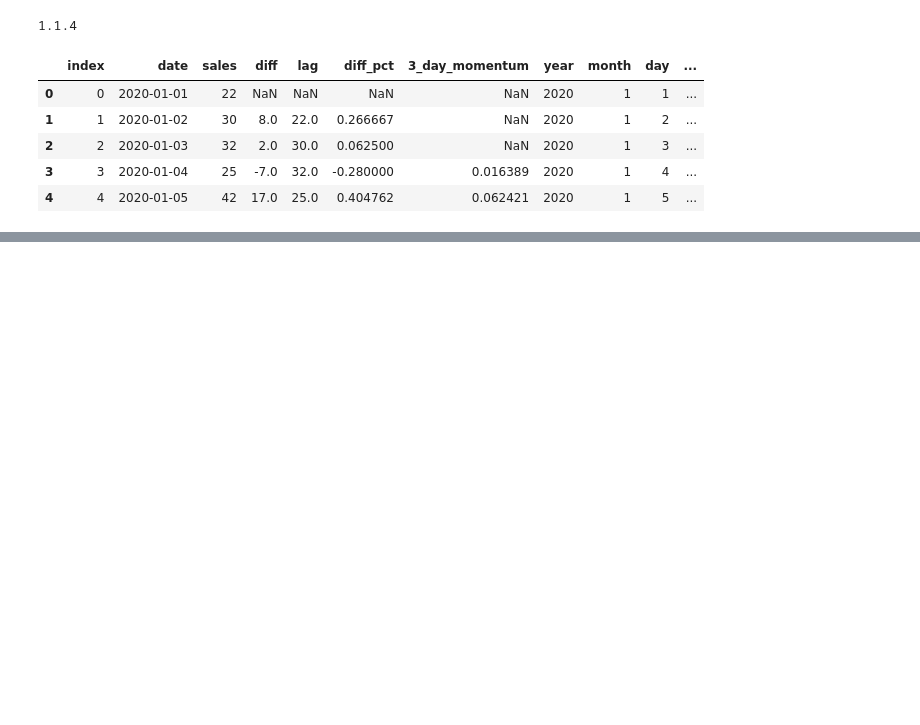
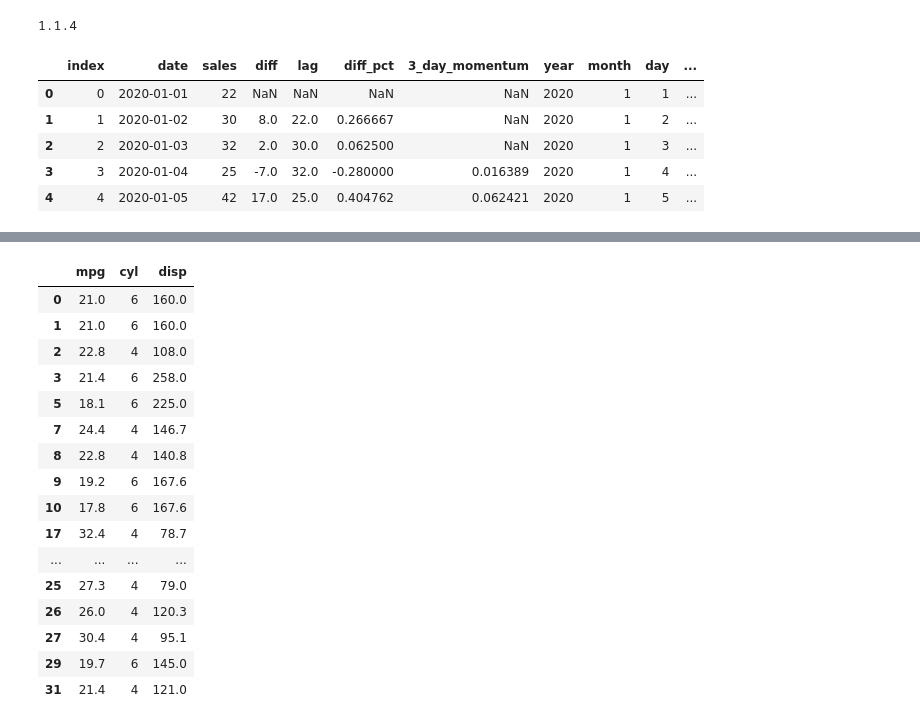
Before and after one commit to brennap3/sqlpythonrchapter, a Jupyter notebook: pandas functions.ipynb, the cells around one changed output, grey strips where cells are left out. Cells and saved outputs as stored; diff of their text form; code cells hidden in the pictures; blank space fills up the shorter version.

```diff
--- a/pandas functions.ipynb
+++ b/pandas functions.ipynb
@@ -522,0 +805,23 @@ df['weekinmonth']=weekinmonth(df['date'])
+# %%
+(mtcars
+        >> filter(_.cyl<=6) >> filter(_.cyl>=4)
+         >> select(_, "mpg","cyl","disp")
+  )
+# %% [output]
+|  | mpg | cyl | disp |
+| 0 | 21.0 | 6 | 160.0 |
+| 1 | 21.0 | 6 | 160.0 |
+| 2 | 22.8 | 4 | 108.0 |
+| 3 | 21.4 | 6 | 258.0 |
+| 5 | 18.1 | 6 | 225.0 |
+| 7 | 24.4 | 4 | 146.7 |
+| 8 | 22.8 | 4 | 140.8 |
+| 9 | 19.2 | 6 | 167.6 |
+| 10 | 17.8 | 6 | 167.6 |
+| 17 | 32.4 | 4 | 78.7 |
+| ... | ... | ... | ... |
+| 25 | 27.3 | 4 | 79.0 |
+| 26 | 26.0 | 4 | 120.3 |
+| 27 | 30.4 | 4 | 95.1 |
+| 29 | 19.7 | 6 | 145.0 |
+| 31 | 21.4 | 4 | 121.0 |
```
Also changed, not shown: parts of 34 cells of this notebook.
